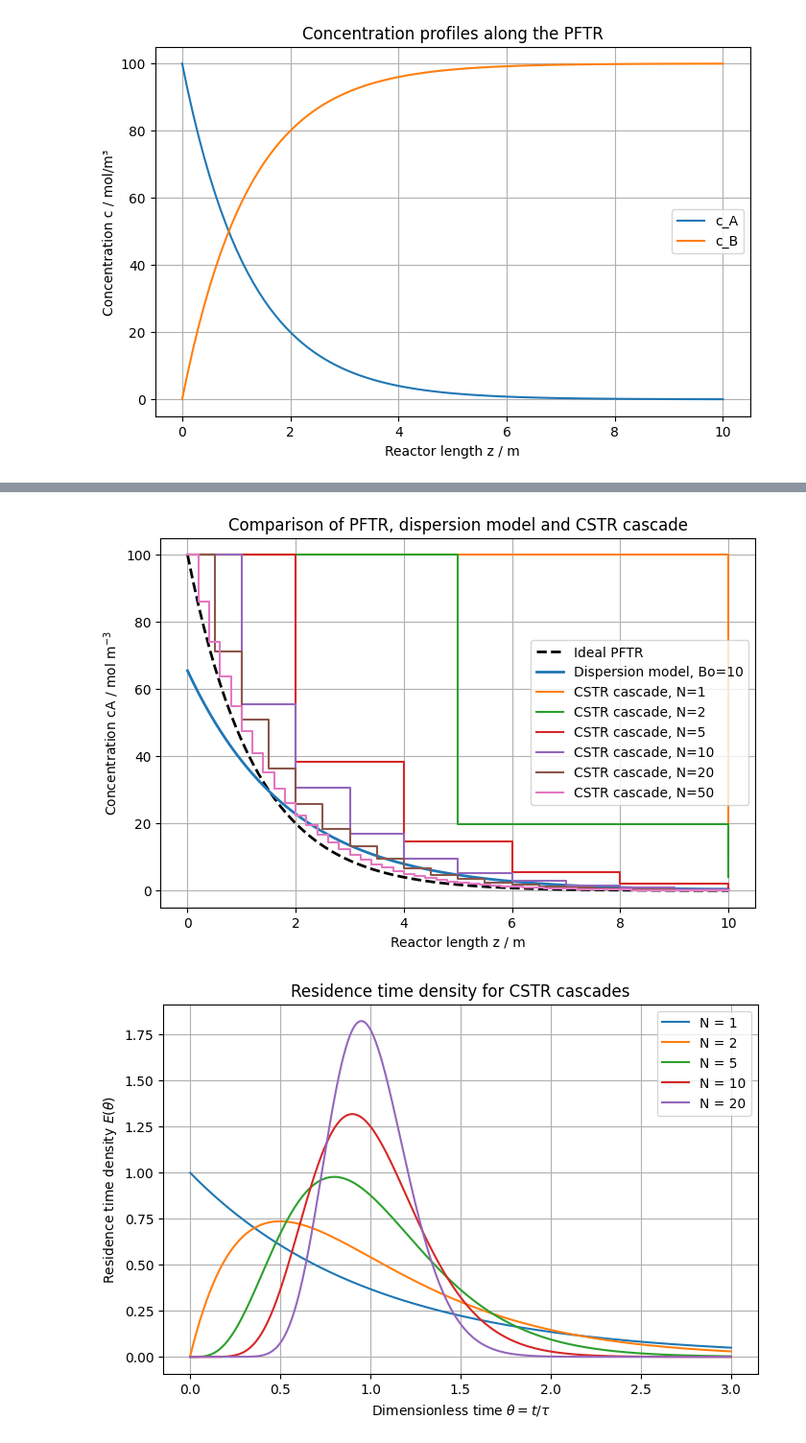
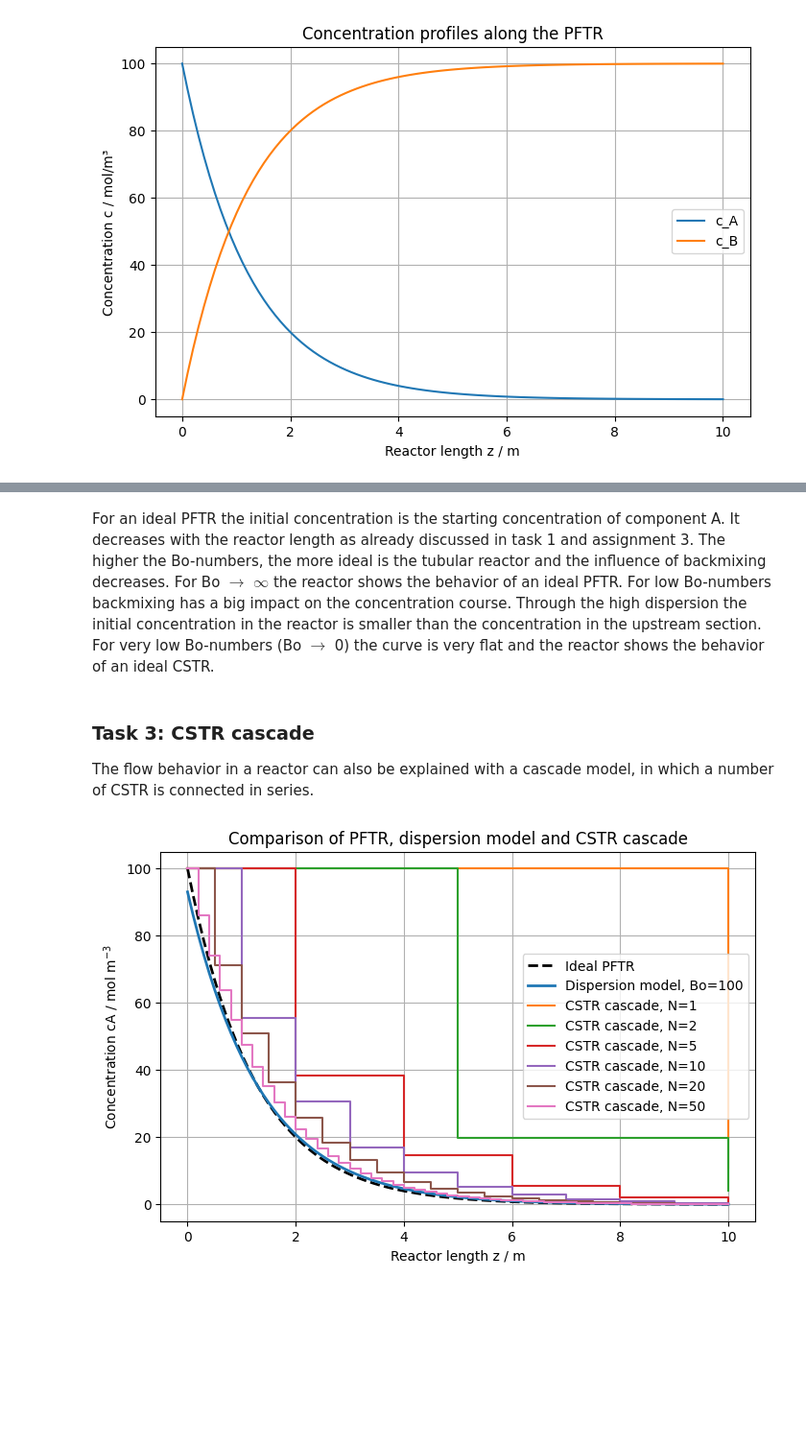
Before and after one commit to franzi-j/Assignment-4, a Jupyter notebook: Assigment_4_CRE III_Franzi.ipynb, the cells around one changed output, grey strips where cells are left out. Shown at 96% size. Saved outputs shown, nothing was run; the diff lists cells and outputs as text; code cells hidden in the pictures; blank space fills up the shorter version.

```diff
--- a/Assigment_4_CRE III_Franzi.ipynb
+++ b/Assigment_4_CRE III_Franzi.ipynb
@@ -242,6 +270,10 @@ plt.show()
+# %% [markdown]
+For an ideal PFTR the initial concentration is the starting concentration of component A. It decreases with the reactor length as already discussed in task 1 and assignment 3. The higher the Bo-numbers, the more ideal is the tubular reactor and the influence of backmixing decreases. For Bo $\rightarrow$ $\infty$ the reactor shows the behavior of an ideal PFTR. For low Bo-numbers backmixing has a big impact on the concentration course. Through the high dispersion the initial concentration in the reactor is smaller than the concentration in the upstream section. For very low Bo-numbers (Bo $\rightarrow$ 0) the curve is very flat and the reactor shows the behavior of an ideal CSTR.
+# %% [markdown]
+### Task 3: CSTR cascade
+
+The flow behavior in a reactor can also be explained with a cascade model, in which a number of CSTR is connected in series.
 # %%
-# Task 3: CSTR cascade
-
 def CSTR_cascade(N):
 
     tau_total = V_reactor / V_dot
@@ -284,66 +316,37 @@ plt.plot(sol_id.t,
          label="Ideal PFTR")
 
 # dispersion model, choose one Bo for comparison
-Bo = 10
+Bo = 100
 D_ax = u * L / Bo
 
 sol_re = solve_bvp(
     PFTR_re,
     bc,
     z,
     y_init,
     max_nodes=10000
 )
 
 plt.plot(sol_re.x,
          sol_re.y[0],
          linewidth=2,
          label=f"Dispersion model, Bo={Bo}")
 
 # CSTR cascades
 for N in N_list:
 
     z_cstr, c_A_cstr, c_B_cstr = CSTR_cascade(N)
 
     plt.step(z_cstr,
              c_A_cstr,
              where="post",
              label=f"CSTR cascade, N={N}")
 
 plt.xlabel("Reactor length z / m")
 plt.ylabel("Concentration cA / mol m$^{-3}$")
 plt.title("Comparison of PFTR, dispersion model and CSTR cascade")
 plt.grid(True)
 plt.legend()
 plt.show()
-
-N_list = [1, 2, 5, 10, 20]
-
-plt.figure(figsize=(8,5))
-
-for N in N_list:
-    E_cascade = gamma.pdf(theta, a=N, scale=1/N)
-    plt.plot(theta, E_cascade, label=f"N = {N}")
-
-plt.xlabel(r"Dimensionless time $\theta = t/\tau$")
-plt.ylabel(r"Residence time density $E(\theta)$")
-plt.title("Residence time density for CSTR cascades")
-plt.grid(True)
-plt.legend()
-plt.show()
-
-plt.figure(figsize=(8,5))
-
-for N in N_list:
-    F_cascade = gamma.cdf(theta, a=N, scale=1/N)
-    plt.plot(theta, F_cascade, label=f"N = {N}")
-
-plt.xlabel(r"Dimensionless time $\theta = t/\tau$")
-plt.ylabel(r"Residence time distribution $F(\theta)$")
-plt.title("Residence time distribution for CSTR cascades")
-plt.grid(True)
-plt.legend()
-plt.show()
 # %% [output]
-[figure, old version]
+[figure, new version]
-[figure, removed]
```
Also changed, not shown: parts of 14 cells of this notebook, 1 other file.
